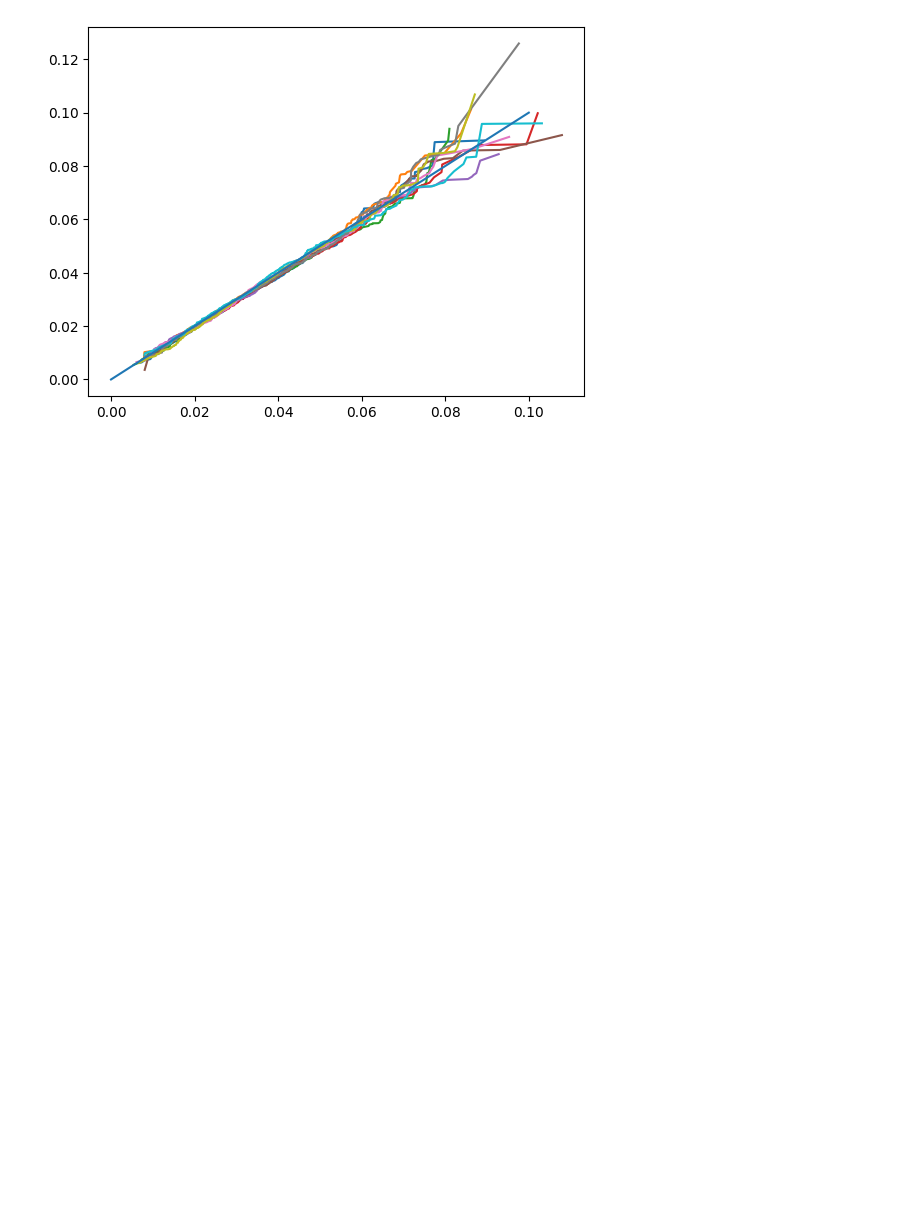
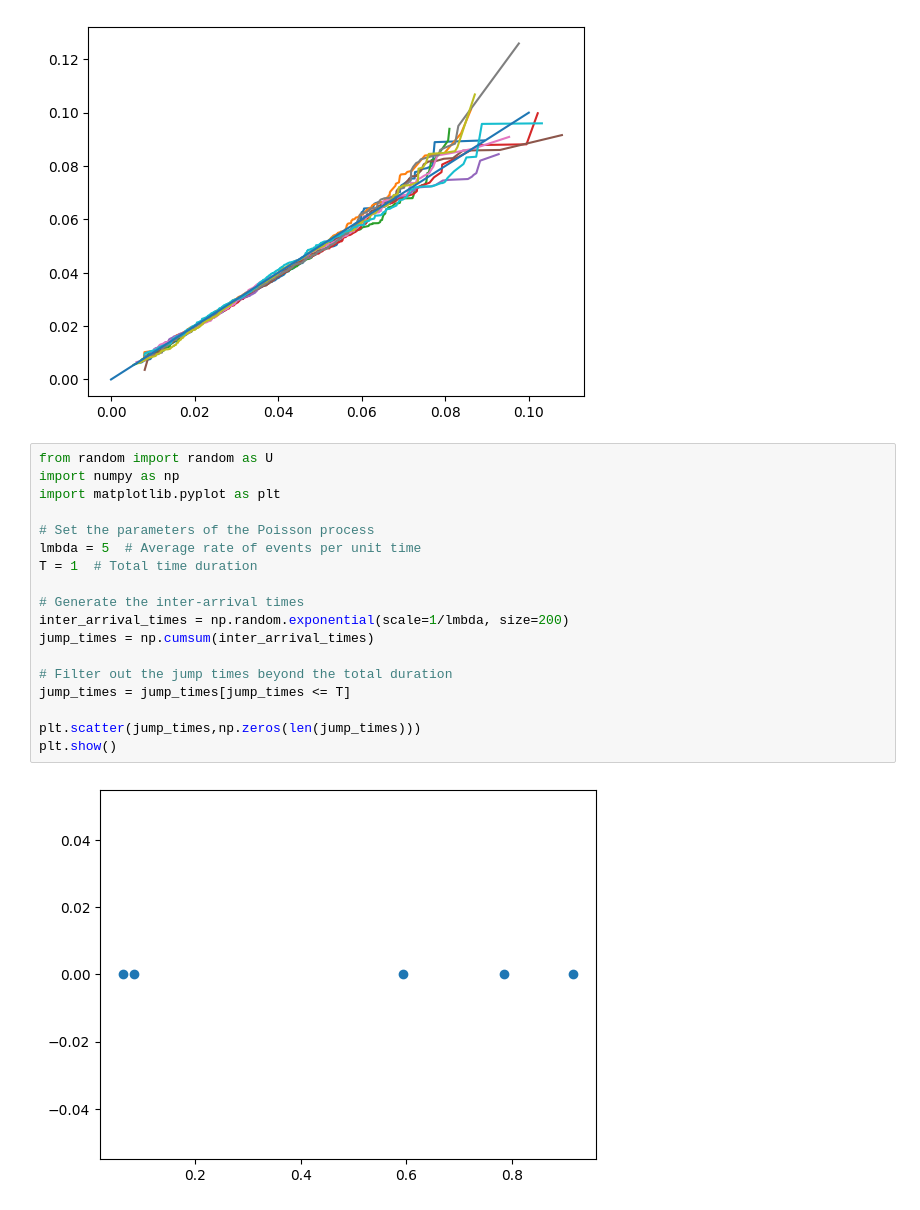
Before and after one commit to ISIPINK/masterthesis_MC_linear_ODEs, a Jupyter notebook: experiments/tests_period_6/poisson_switching.ipynb, the cells around one changed output. Cells and saved outputs as stored; diff of their text form; blank space fills up the shorter version.

Commit message:
reordered point estimator tests, did poisson samp

```diff
--- a/experiments/tests_period_6/poisson_switching.ipynb
+++ b/experiments/tests_period_6/poisson_switching.ipynb
@@ -33,3 +33,23 @@ plt.plot([0,0.1],[0,0.1])
 plt.show()
 # %% [output]
 [figure]
+# %%
+from random import random as U
+import numpy as np
+import matplotlib.pyplot as plt
+
+# Set the parameters of the Poisson process
+lmbda = 5  # Average rate of events per unit time
+T = 1  # Total time duration
+
+# Generate the inter-arrival times
+inter_arrival_times = np.random.exponential(scale=1/lmbda, size=200)
+jump_times = np.cumsum(inter_arrival_times)
+
+# Filter out the jump times beyond the total duration
+jump_times = jump_times[jump_times <= T]
+
+plt.scatter(jump_times,np.zeros(len(jump_times)))
+plt.show()
+# %% [output]
+[figure, added]
```
Also changed, not shown: parts of 1 cell of this notebook, 3 other files.
